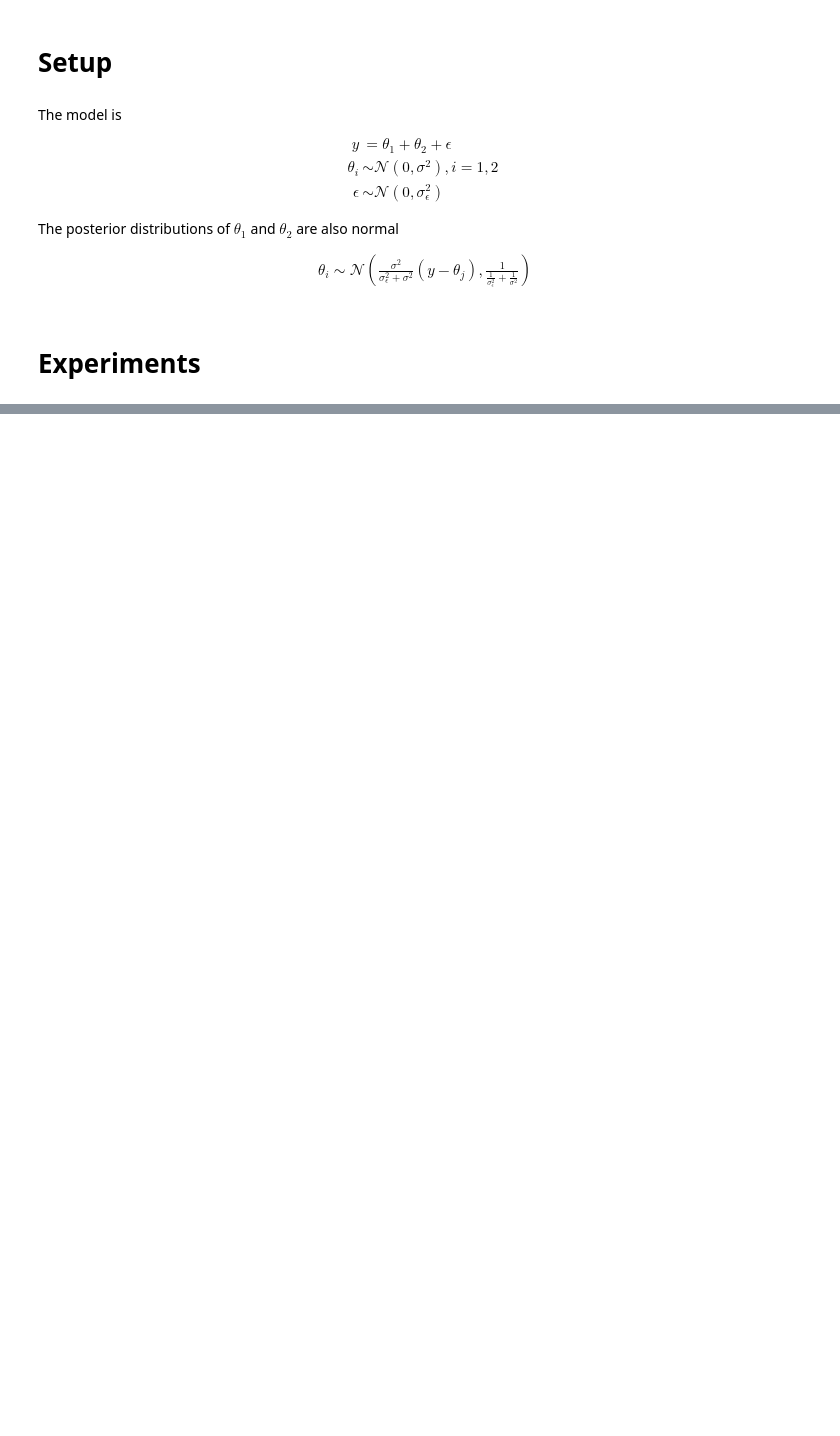
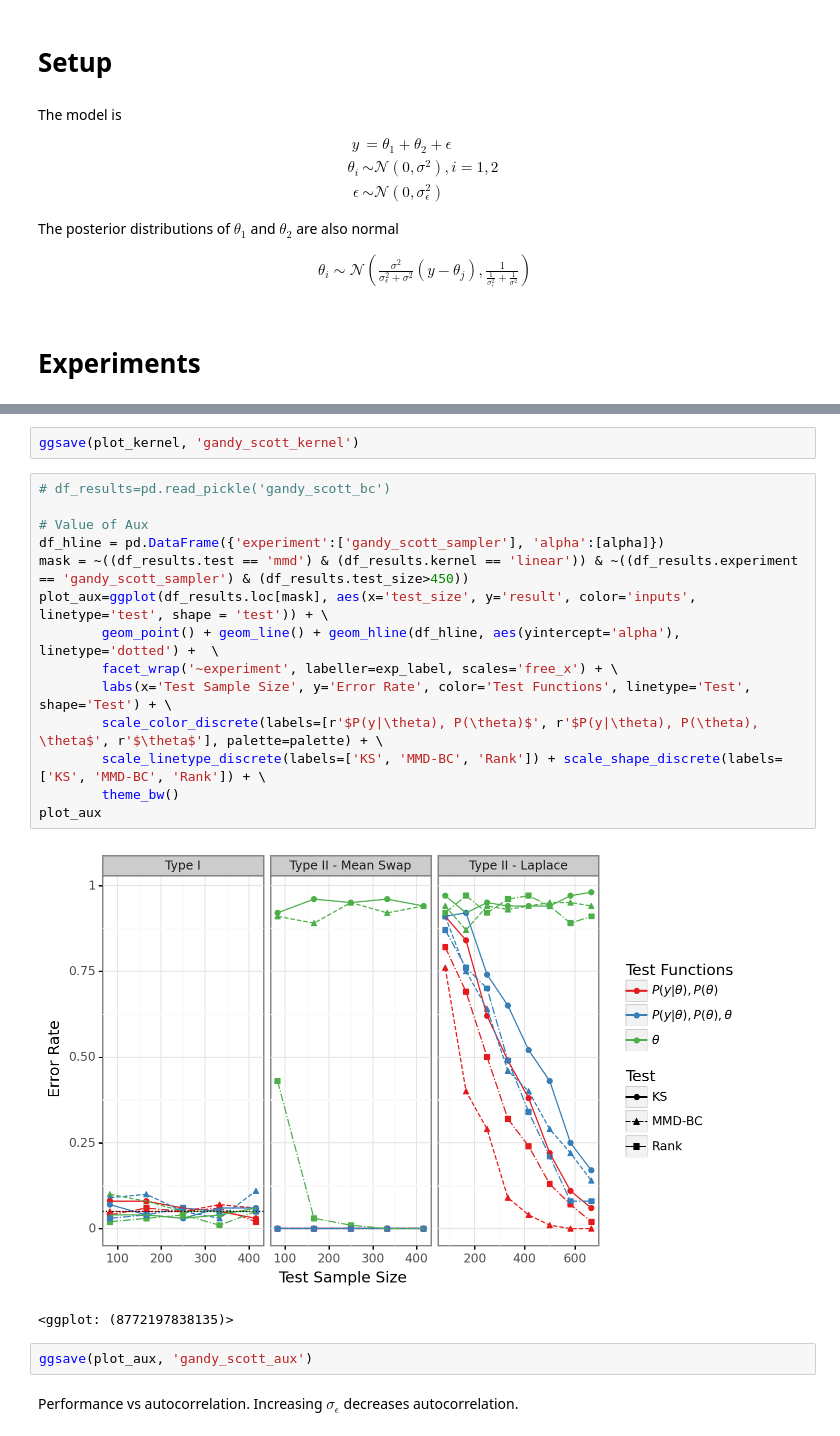
Before and after one commit to awjiang/mcmc-joint-tests, a Jupyter notebook: GandyScott2020.ipynb, the cells around one changed output, grey strips where cells are left out. Cells and saved outputs as stored; diff of their text form; blank space fills up the shorter version.

```diff
--- a/GandyScott2020.ipynb
+++ b/GandyScott2020.ipynb
@@ -290,0 +314,23 @@ df_results
+# %%
+ggsave(plot_kernel, 'gandy_scott_kernel')
+# %%
+# df_results=pd.read_pickle('gandy_scott_bc')
+
+# Value of Aux
+df_hline = pd.DataFrame({'experiment':['gandy_scott_sampler'], 'alpha':[alpha]})
+mask = ~((df_results.test == 'mmd') & (df_results.kernel == 'linear')) & ~((df_results.experiment == 'gandy_scott_sampler') & (df_results.test_size>450))
+plot_aux=ggplot(df_results.loc[mask], aes(x='test_size', y='result', color='inputs', linetype='test', shape = 'test')) + \
+        geom_point() + geom_line() + geom_hline(df_hline, aes(yintercept='alpha'), linetype='dotted') +  \
+        facet_wrap('~experiment', labeller=exp_label, scales='free_x') + \
+        labs(x='Test Sample Size', y='Error Rate', color='Test Functions', linetype='Test', shape='Test') + \
+        scale_color_discrete(labels=[r'$P(y|\theta), P(\theta)$', r'$P(y|\theta), P(\theta), \theta$', r'$\theta$'], palette=palette) + \
+        scale_linetype_discrete(labels=['KS', 'MMD-BC', 'Rank']) + scale_shape_discrete(labels=['KS', 'MMD-BC', 'Rank']) + \
+        theme_bw()
+plot_aux
+# %% [output]
+[figure, added]
+<ggplot: (8772197838135)>
+# %%
+ggsave(plot_aux, 'gandy_scott_aux')
+# %% [markdown]
+Performance vs autocorrelation. Increasing $\sigma_\epsilon$ decreases autocorrelation.
```
Also changed, not shown: parts of 26 cells of this notebook, 4 other files.
